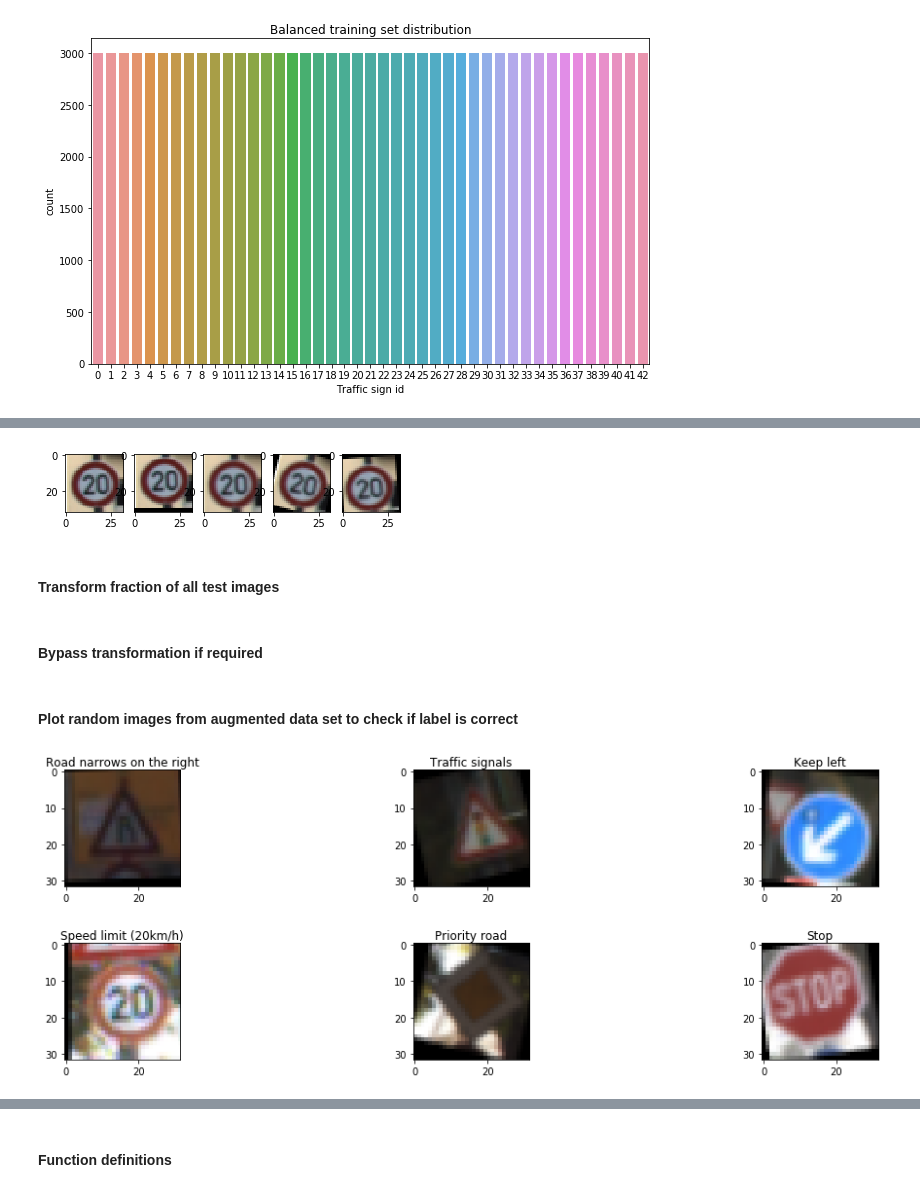
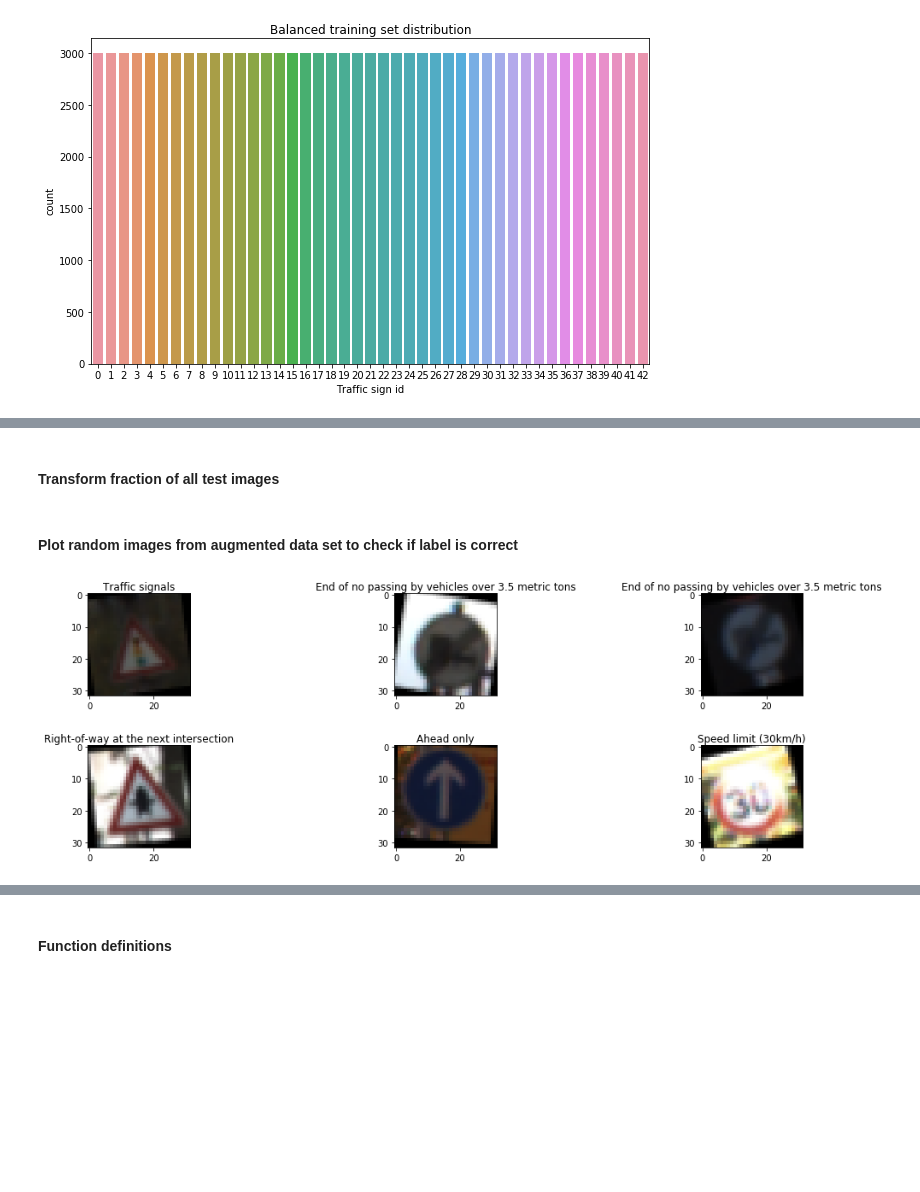
Before and after one commit to fstahl1/traffic-sign-classifier, a Jupyter notebook: Traffic_Sign_Classifier.ipynb, the cells around one changed output, grey strips where cells are left out. Cells and saved outputs as stored; diff of their text form; code cells hidden in the pictures; blank space fills up the shorter version.

```diff
--- a/Traffic_Sign_Classifier.ipynb
+++ b/Traffic_Sign_Classifier.ipynb
@@ -263,34 +245,15 @@ def transform(image):
-# %%
-test_img = X_train_bal[0]
-
-transforms = np.zeros((5,32,32,3),dtype=np.uint8)
-transforms[0] = test_img
-transforms[1] = translate(test_img)
-transforms[2] = scale(test_img)
-transforms[3] = rotate(test_img)
-transforms[4] = transform(test_img)
-
-fig, axs = plt.subplots(1,5)
-axs = axs.ravel()
-for i in range(5):
-    axs[i].imshow(transforms[i])
-# %% [output]
-[figure, removed]
 # %% [markdown]
 #### Transform fraction of all test images
 # %%
 from sklearn.utils import shuffle
 
 X_train_aug = np.copy(X_train_bal)
-y_train_aug = np.copy(y_train_bal)
 
-trans_perc = 1 # define percentage (0-1) of training images to transform
+trans_perc = 1 # define percentage (0..1) of training images to transform
 
 # shuffle training images
-X_train_aug, y_train_aug = shuffle(X_train_aug, y_train_aug)
+X_train_aug, y_train_bal = shuffle(X_train_aug, y_train_bal)
 
 for i in range(int(len(X_train_aug)*trans_perc)):
     # replace image by transformed one
     X_train_aug[i] = transform(X_train_aug[i])
-# %% [markdown]
-#### Bypass transformation if required
@@ -300,9 +260,9 @@ for i in range(int(len(X_train_aug)*trans_perc)):
 # %% [markdown]
 #### Plot random images from augmented data set to check if label is correct
 # %%
-plot_rand(X_train_aug, y_train_aug)
+plot_rand(X_train_aug, y_train_bal)
 # %% [output]
-[figure, old version]
+[figure, new version]
 # %% [markdown]
 ----
 
```
Also changed, not shown: parts of 65 cells of this notebook, 13 other files.
